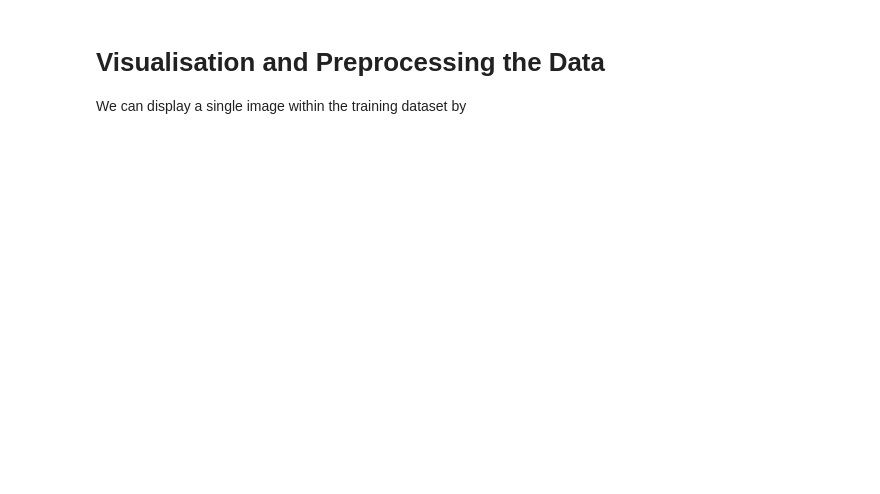
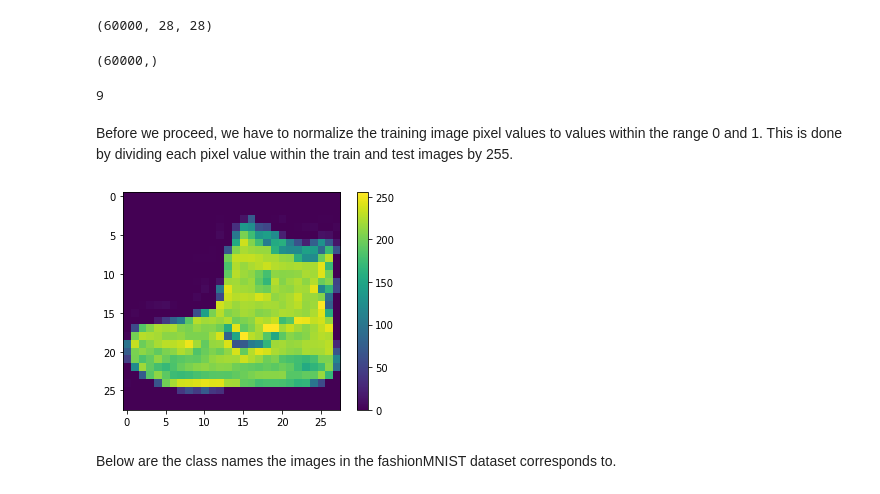
Before and after one commit to RichmondAlake/tensorflow_2_tutorials, a Jupyter notebook: 02_image_classification_fashionmnist.ipynb, the cells around one changed output. Saved outputs shown, nothing was run; the diff lists cells and outputs as text; code cells hidden in the pictures; blank space fills up the shorter version.

Commit message:
image classification notebook added

```diff
--- a/02_image_classification_fashionmnist.ipynb
+++ b/02_image_classification_fashionmnist.ipynb
@@ -72,3 +91,3 @@ For example, an image of an ankle boot corresponds to the numeric label '9'.
 # %%
 fashion_mnist = keras.datasets.fashion_mnist
-(train_image, train_labels), (test_image, test_labels) = fashion_mnist.load_data()
+(train_images, train_labels), (test_images, test_labels) = fashion_mnist.load_data()
@@ -80,17 +94,26 @@ len(train_image)
+# %%
+train_images.shape
+# %% [output]
+(60000, 28, 28)
 # %%
-# 60,000 training labels, each label corresponing to an item for clothin, for example the label 9 corresponds to Ankle boots
+# 60,000 training labels, each label corresponing to an item of clothing, for example the label 9 corresponds to Ankle boots
 train_labels.shape
+# %% [output]
+(60000,)
 # %%
-train_labels
+train_labels[0]
+# %% [output]
+9
-# %% [markdown]
-# Visualisation and Preprocessing the Data
-We can display a single image within the training dataset by
+# %% [markdown]
+Before we proceed, we have to normalize the training image pixel values to values within the range 0 and 1. This is done by dividing each pixel value within the train and test images by 255.
 # %%
 # Visualisation and Preprocessing the Data
 plt.figure()
-plt.imshow(train_image[0])
+plt.imshow(train_images[0])
 plt.colorbar()
 plt.grid(False)
 plt.show()
+# %% [output]
+[figure, added]
 # %%
 train_images = train_images / 255.0
@@ -97,0 +121,2 @@ test_images = test_iamges / 255.0
+# %% [markdown]
+Below are the class names the images in the fashionMNIST dataset corresponds to.
```
Also changed, not shown: parts of 47 cells of this notebook.
